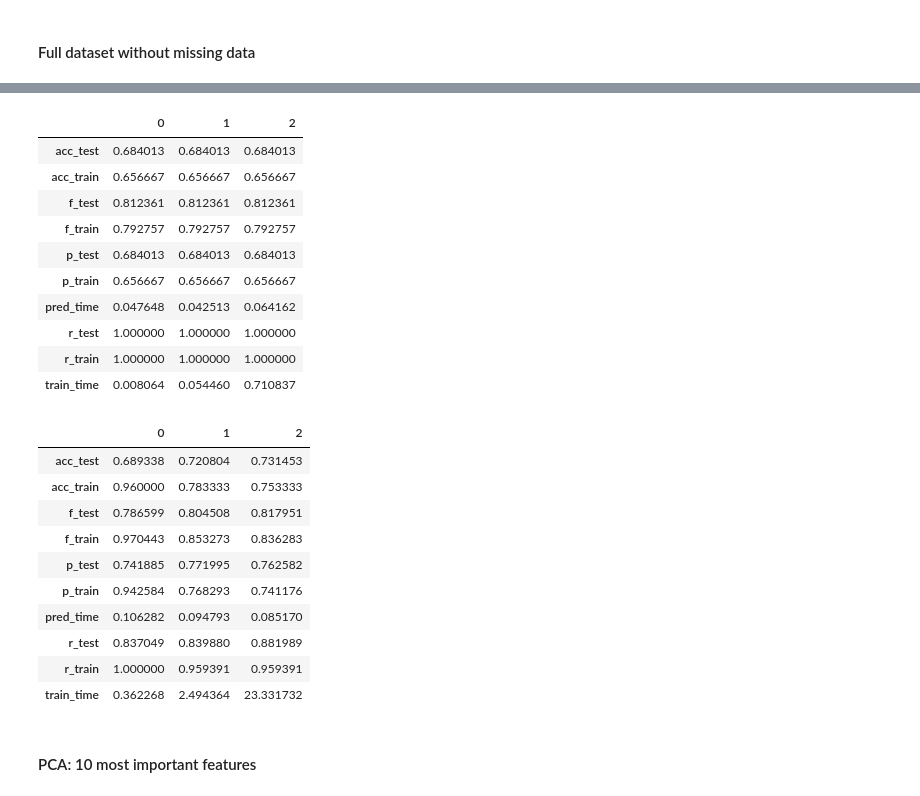
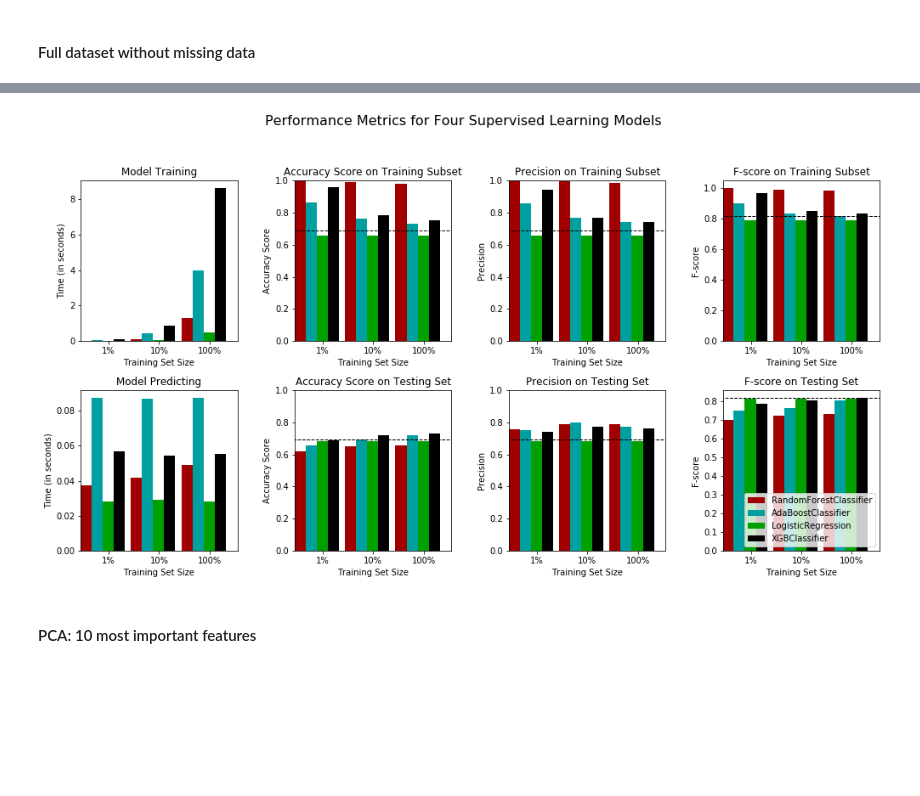
Before and after one commit to eskrav/udacity-machine-learning, a Jupyter notebook: capstone-project/capstone_project.ipynb, the cells around one changed output, grey strips where cells are left out. Saved outputs shown, nothing was run; the diff lists cells and outputs as text; code cells hidden in the pictures; blank space fills up the shorter version.

```diff
--- a/capstone-project/capstone_project.ipynb
+++ b/capstone-project/capstone_project.ipynb
@@ -1215,31 +1187,7 @@ pd.DataFrame(results_non_na['AdaBoostClassifier'])
-# %%
-pd.DataFrame(results_non_na['LogisticRegression'])
-# %% [output]
-|  | 0 | 1 | 2 |
-| acc_test | 0.684013 | 0.684013 | 0.684013 |
-| acc_train | 0.656667 | 0.656667 | 0.656667 |
-| f_test | 0.812361 | 0.812361 | 0.812361 |
-| f_train | 0.792757 | 0.792757 | 0.792757 |
-| p_test | 0.684013 | 0.684013 | 0.684013 |
-| p_train | 0.656667 | 0.656667 | 0.656667 |
-| pred_time | 0.047648 | 0.042513 | 0.064162 |
-| r_test | 1.000000 | 1.000000 | 1.000000 |
-| r_train | 1.000000 | 1.000000 | 1.000000 |
-| train_time | 0.008064 | 0.054460 | 0.710837 |
-# %%
-pd.DataFrame(results_non_na['XGBClassifier'])
-# %% [output]
-|  | 0 | 1 | 2 |
-| acc_test | 0.689338 | 0.720804 | 0.731453 |
-| acc_train | 0.960000 | 0.783333 | 0.753333 |
-| f_test | 0.786599 | 0.804508 | 0.817951 |
-| f_train | 0.970443 | 0.853273 | 0.836283 |
-| p_test | 0.741885 | 0.771995 | 0.762582 |
-| p_train | 0.942584 | 0.768293 | 0.741176 |
-| pred_time | 0.106282 | 0.094793 | 0.085170 |
-| r_test | 0.837049 | 0.839880 | 0.881989 |
-| r_train | 1.000000 | 0.959391 | 0.959391 |
-| train_time | 0.362268 | 2.494364 | 23.331732 |
+# %%
+vs.evaluate(results_non_na, accuracy, precision, fscore)
+# %% [output]
+[figure, added]
 # %% [markdown]
 #### PCA: 10 most important features
 # %%
```
Also changed, not shown: parts of 80 cells of this notebook.
